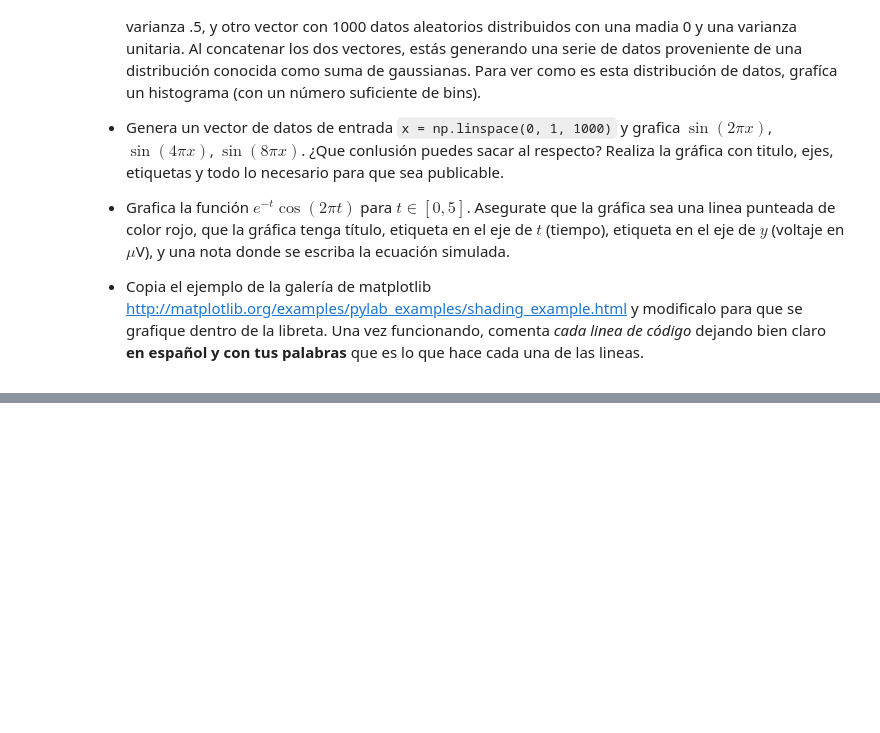
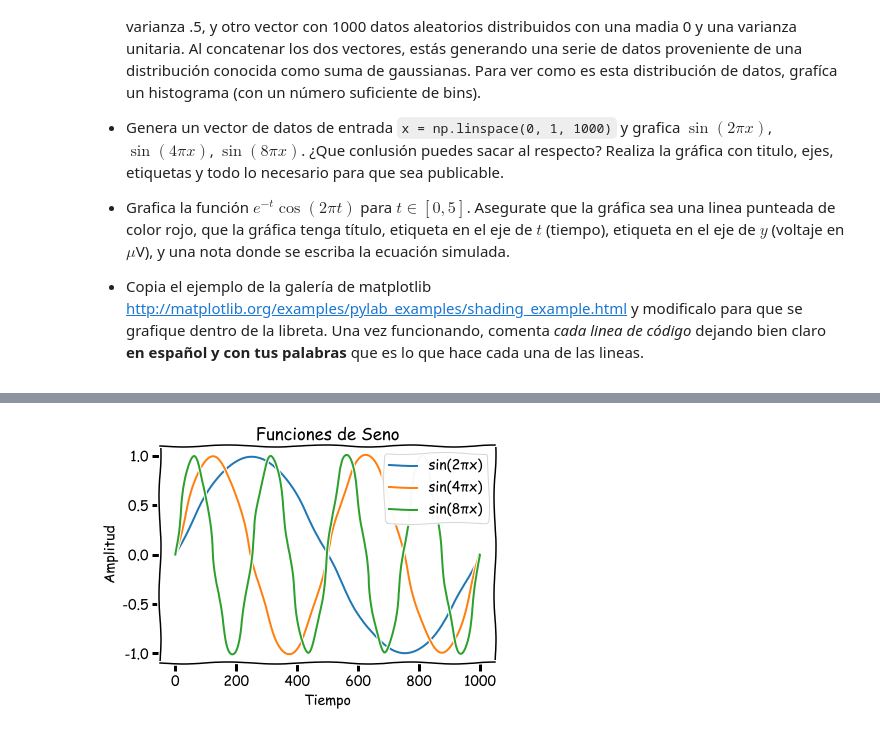
Before and after one commit to rolandovlz/examen_rapido_libretas, a Jupyter notebook: intro_numpy.ipynb, the cells around one changed output, grey strips where cells are left out. Cells and saved outputs as stored; diff of their text form; code cells hidden in the pictures; blank space fills up the shorter version.

```diff
--- a/intro_numpy.ipynb
+++ b/intro_numpy.ipynb
@@ -388,0 +571,15 @@ Realiza lo siguiente en varias celdas abajo de esta:
+# %%
+x = np.linspace(0, 1, 1000)
+plt.plot(np.sin(2 * np.pi * x), label="sin(2πx)")
+plt.plot(np.sin(4 * np.pi * x), label="sin(4πx)")
+plt.plot(np.sin(8 * np.pi * x), label="sin(8πx)")
+
+plt.title("Funciones de Seno")
+plt.xlabel("Tiempo")
+plt.ylabel("Amplitud")
+plt.legend(loc=0)
+plt.show()
+
+# Entre mas grande sea la constante, el tiempo entre las ondas es mas pequeño.
+# %% [output]
+[figure, added]
```
Also changed, not shown: parts of 25 cells of this notebook.
